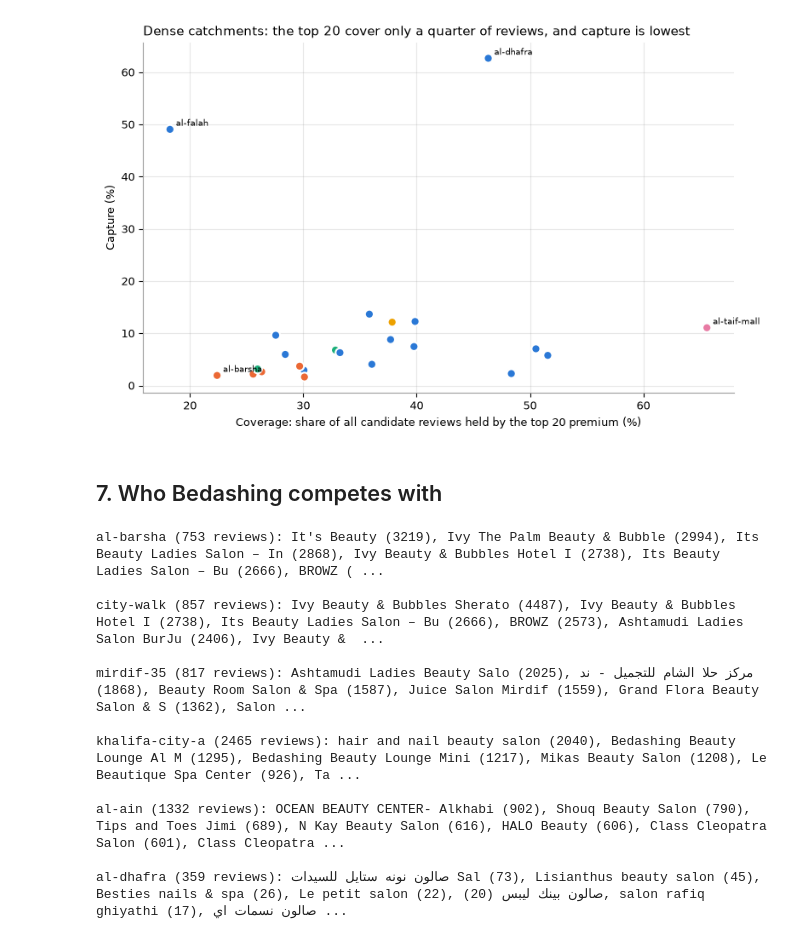
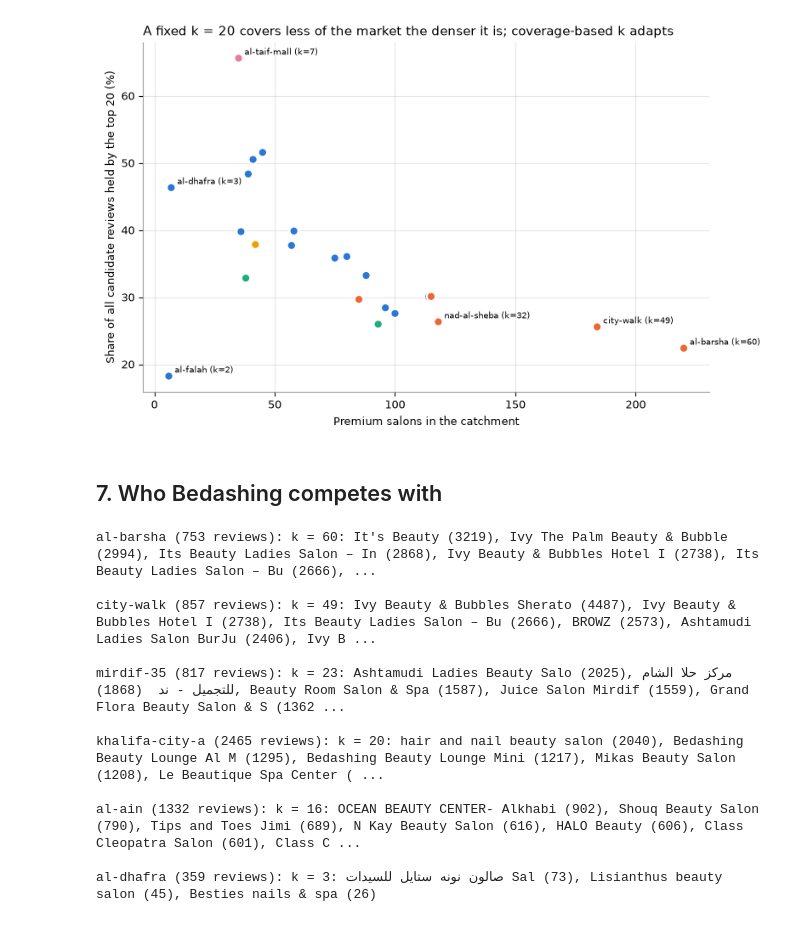
Before and after one commit to thenomadlad/2pz-ai-case-study, a Jupyter notebook: notebooks/competitors.ipynb, the cells around one changed output. Saved outputs shown, nothing was run; the diff lists cells and outputs as text; code cells hidden in the pictures.

```diff
--- a/notebooks/competitors.ipynb
+++ b/notebooks/competitors.ipynb
@@ -134,10 +168,10 @@ probe sweep: 352 women's salons in tile+catchment; our run: 123
 # %%
 print("excluded:", salons.excluded_reason.value_counts().to_dict())
 per = cand.groupby("branch_id").size().rename("candidates").to_frame()
-for lvl, k in K.items():
-    per[f"premium_top{k}"] = [len(premium_substitutes(by_lounge.get(b, []), k, MIN_RATING, PRICES)) for b in per.index]
-per["premium_all"] = [len(premium_substitutes(by_lounge.get(b, []), 10_000, MIN_RATING, PRICES)) for b in per.index]
+per["premium"] = [len(premium.get(b, [])) for b in per.index]
 per["priced_share"] = [np.mean([bool(c["price_level"]) for c in by_lounge.get(b, [])]) for b in per.index]
+per["full_circle_share"] = sat.full_share
+per["recall_multiplier"] = [recall_multiplier(s, RECALL) for s in sat.full_share.reindex(per.index)]
 per["emirate"] = branches.emirate
 per.sort_values("candidates", ascending=False).round(2)
 # %% [output]
@@ -210,14 +244,16 @@ t.sort_values(f"capture_k{K['medium']}", ascending=False)[
 # %%
-s = t.drop(index=list(EXCLUDE)).sort_values(f"capture_k{K['medium']}")
+s = t.drop(index=list(EXCLUDE)).sort_values(MID)
 fig, ax = plt.subplots(figsize=(8, 7))
 y = np.arange(len(s))
-lo, mid, hi = (s[f"capture_k{k}"] * 100 for k in (K["low"], K["medium"], K["high"]))
-ax.hlines(y, np.minimum(lo, hi), np.maximum(lo, hi), color=GREY, lw=2, zorder=1)
+lo, mid, hi = (s[f"capture_{int(c * 100)}"] * 100 for c in (COV["high"], COV["medium"], COV["low"]))
+ax.hlines(y, lo, hi, color=GREY, lw=2, zorder=1)
 ax.scatter(mid, y, s=55, color=[COLOR[e] for e in s.emirate], edgecolor="white", lw=1.5, zorder=3)
 ax.scatter(lo, y, s=14, color=GREY, zorder=2); ax.scatter(hi, y, s=14, color=GREY, zorder=2)
+ax.scatter(s.capture_fixed_k20 * 100, y, s=22, marker="x", color="#444", zorder=4, label="fixed k = 20 (old)")
 ax.set_yticks(y, s.index)
-ax.set_xlabel(f"Capture among premium substitutes (%), k = {K['medium']} (grey: k = {K['low']} / {K['high']})")
+ax.set_xlabel(f"Capture among premium substitutes (%), {int(COV['medium'] * 100)}% coverage (grey: 50% / 70%)")
 ax.set_title("Bedashing's share of premium salon reviews in each catchment", loc="left")
-ax.legend(handles=[Patch(color=COLOR[e], label=e) for e in EMIRATES], frameon=False, loc="lower right")
+ax.legend(handles=[Patch(color=COLOR[e], label=e) for e in EMIRATES] + ax.get_legend_handles_labels()[0][-1:],
+          frameon=False, loc="lower right")
 plt.tight_layout(); plt.show()
 # %% [output]
@@ -231,34 +266,35 @@ Dubai catchments, though, the top 20 are also very large salons, so capture ther
 # %%
+cover20 = {b: sum(s["review_count"] for s in premium.get(b, [])[:20]) / max(1, sum(c["review_count"] for c in by_lounge.get(b, [])))
+           for b in branches.index}
+d = t.drop(index=list(EXCLUDE)).assign(cover20=pd.Series(cover20), premium=[len(premium.get(b, [])) for b in t.drop(index=list(EXCLUDE)).index])
 fig, ax = plt.subplots(figsize=(8, 5))
-d = t.drop(index=list(EXCLUDE))
-ax.scatter(d.coverage * 100, d[f"capture_k{K['medium']}"] * 100, s=55, color=[COLOR[e] for e in d.emirate],
-           edgecolor="white", lw=1.5, zorder=3)
-for b, r in d.iterrows():
-    if r.coverage < 0.25 or r.coverage > 0.6 or r[f"capture_k{K['medium']}"] > 0.15:
-        ax.annotate(b, (r.coverage * 100, r[f"capture_k{K['medium']}"] * 100), xytext=(5, 3), textcoords="offset points", fontsize=7)
-ax.set_xlabel(f"Coverage: share of all candidate reviews held by the top {K['medium']} premium (%)")
-ax.set_ylabel("Capture (%)")
-ax.set_title("Dense catchments: the top 20 cover only a quarter of reviews, and capture is lowest", loc="left")
+ax.scatter(d.premium, d.cover20 * 100, s=55, color=[COLOR[e] for e in d.emirate], edgecolor="white", lw=1.5, zorder=3)
+for b, r_ in d.iterrows():
+    if r_.premium >= 118 or r_.cover20 > 0.55 or r_.premium < 10:
+        ax.annotate(f"{b} (k={int(r_.k)})", (r_.premium, r_.cover20 * 100), xytext=(5, 3), textcoords="offset points", fontsize=7)
+ax.set_xlabel("Premium salons in the catchment")
+ax.set_ylabel("Share of all candidate reviews held by the top 20 (%)")
+ax.set_title("A fixed k = 20 covers less of the market the denser it is; coverage-based k adapts", loc="left")
 plt.tight_layout(); plt.show()
 # %% [output]
-[figure, old version]
+[figure, new version]
 # %% [markdown]
 ## 7. Who Bedashing competes with
 # %%
 def top_names(b, n=8):
-    subs = premium_substitutes(by_lounge.get(b, []), K["medium"], MIN_RATING, PRICES)
-    return ", ".join(f"{s['name'][:28]} ({int(s['review_count'])})" for s in subs[:n])
+    subs = premium.get(b, [])[:int(t.loc[b, "k"])]
+    return f"k = {len(subs)}: " + ", ".join(f"{s['name'][:28]} ({int(s['review_count'])})" for s in subs[:n])
 for b in ["al-barsha", "city-walk", "mirdif-35", "khalifa-city-a", "al-ain", "al-dhafra"]:
     print(f"{b} ({int(branches.loc[b, 'review_count'])} reviews): {top_names(b)}\n")
 # %% [output]
-al-barsha (753 reviews): It's Beauty (3219), Ivy The Palm Beauty & Bubble (2994), Its Beauty Ladies Salon – In (2868), Ivy Beauty & Bubbles Hotel I (2738), Its Beauty Ladies Salon – Bu (2666), BROWZ ( ...
+al-barsha (753 reviews): k = 60: It's Beauty (3219), Ivy The Palm Beauty & Bubble (2994), Its Beauty Ladies Salon – In (2868), Ivy Beauty & Bubbles Hotel I (2738), Its Beauty Ladies Salon – Bu (2666), ...
 
-city-walk (857 reviews): Ivy Beauty & Bubbles Sherato (4487), Ivy Beauty & Bubbles Hotel I (2738), Its Beauty Ladies Salon – Bu (2666), BROWZ (2573), Ashtamudi Ladies Salon BurJu (2406), Ivy Beauty &  ...
+city-walk (857 reviews): k = 49: Ivy Beauty & Bubbles Sherato (4487), Ivy Beauty & Bubbles Hotel I (2738), Its Beauty Ladies Salon – Bu (2666), BROWZ (2573), Ashtamudi Ladies Salon BurJu (2406), Ivy B ...
 
-mirdif-35 (817 reviews): Ashtamudi Ladies Beauty Salo (2025), مركز حلا الشام للتجميل - ند  (1868), Beauty Room Salon & Spa (1587), Juice Salon Mirdif (1559), Grand Flora Beauty Salon & S (1362), Salon ...
+mirdif-35 (817 reviews): k = 23: Ashtamudi Ladies Beauty Salo (2025), مركز حلا الشام للتجميل - ند  (1868), Beauty Room Salon & Spa (1587), Juice Salon Mirdif (1559), Grand Flora Beauty Salon & S (1362 ...
 
-khalifa-city-a (2465 reviews): hair and nail beauty salon (2040), Bedashing Beauty Lounge Al M (1295), Bedashing Beauty Lounge Mini (1217), Mikas Beauty Salon (1208), Le Beautique Spa Center (926), Ta ...
+khalifa-city-a (2465 reviews): k = 20: hair and nail beauty salon (2040), Bedashing Beauty Lounge Al M (1295), Bedashing Beauty Lounge Mini (1217), Mikas Beauty Salon (1208), Le Beautique Spa Center ( ...
 
-al-ain (1332 reviews): OCEAN BEAUTY CENTER- Alkhabi (902), Shouq Beauty Salon (790), Tips and Toes Jimi (689), N Kay Beauty Salon (616), HALO Beauty (606), Class Cleopatra Salon (601), Class Cleopatra ...
+al-ain (1332 reviews): k = 16: OCEAN BEAUTY CENTER- Alkhabi (902), Shouq Beauty Salon (790), Tips and Toes Jimi (689), N Kay Beauty Salon (616), HALO Beauty (606), Class Cleopatra Salon (601), Class C ...
 
-al-dhafra (359 reviews): صالون نونه ستايل للسيدات Sal (73), Lisianthus beauty salon (45), Besties nails & spa (26), Le petit salon (22), صالون بينك ليبس (20), salon rafiq ghiyathi (17), صالون نسمات اي ...
+al-dhafra (359 reviews): k = 3: صالون نونه ستايل للسيدات Sal (73), Lisianthus beauty salon (45), Besties nails & spa (26)
```
Also changed, not shown: parts of 20 cells of this notebook, 12 other files.
